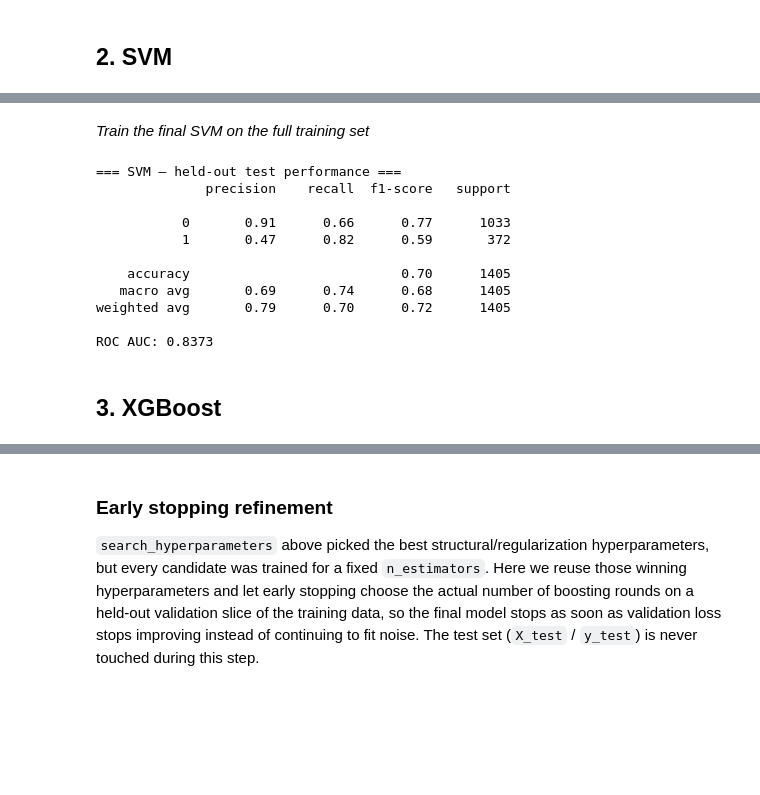
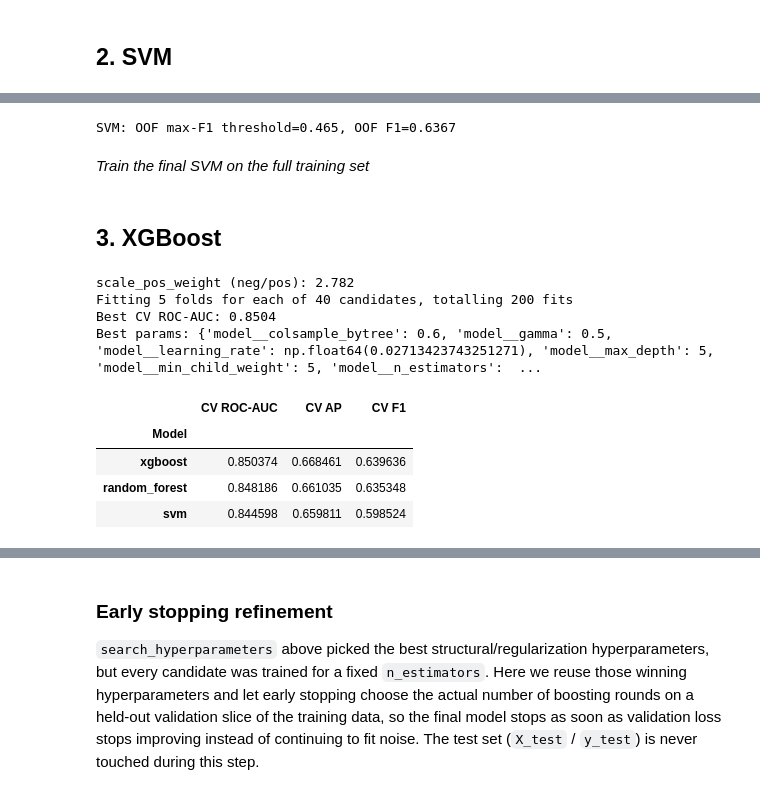
Before and after one commit to serieh/To-Catch-a-Churner, a Jupyter notebook: Notebooks/ML.ipynb, the cells around one changed output, grey strips where cells are left out. Drawn from its saved outputs; the diff is of its cells as text; code cells hidden in the pictures; blank space fills up the shorter version.

```diff
--- a/Notebooks/ML.ipynb
+++ b/Notebooks/ML.ipynb
@@ -94,6 +105,7 @@ All project directories confirmed and ready.
 # ------------------------- Var -------------------------
 TARGET = "Churn"
 RANDOM_STATE = 42
+N_JOBS = -1
 
 N_ITER_SEARCH = 40          # 'RandomizedSearchCV' candidates per model (SVM uses fewer)
 EARLY_STOPPING_ROUNDS = 30  # XGBoost only
@@ -193,3 +173,24 @@ skf: StratifiedKFold(n_splits=5, random_state=42, shuffle=True)
+# %%
+def make_preprocessor(scale_numeric=False):
+    numeric_steps = [
+        ("imputer", SimpleImputer(strategy="median"))
+    ]
+    if scale_numeric:
+        numeric_steps.append(("scaler", StandardScaler()))
+
+    numeric_pipe = Pipeline(numeric_steps)
+    categorical_pipe = Pipeline([
+        ("imputer", SimpleImputer(strategy="most_frequent")),
+        ("encoder", OneHotEncoder(handle_unknown="ignore", drop="if_binary"))
+    ])
+
+    return ColumnTransformer([
+        ("numeric", numeric_pipe, numeric_cols),
+        ("categorical", categorical_pipe, categorical_cols),
+    ])
+
+tree_preprocessor = make_preprocessor(scale_numeric=False)
+scaled_preprocessor = make_preprocessor(scale_numeric=True)
 # %% [markdown]
 ## 3. Tuning / final-training / evaluation / persistence helpers
 
@@ -343,43 +426,58 @@ Fitting 5 folds for each of 25 candidates, totalling 125 fits
+# %%
+svc_oof, svc_threshold = oof('SVM', svc_search)
+oof_probabilities["SVC"] = svc_oof
+# %% [output]
+SVM: OOF max-F1 threshold=0.465, OOF F1=0.6367
 # %% [markdown]
 *Train the final SVM on the full training set*
 # %%
 svc_final_pipeline = train_final_model(svc_pipeline, svc_search.best_params_)
+joblib.dump(svc_final_pipeline, os.path.join(MODELS_DIR, 'svc_final_model.joblib'))
 
-svc_best_pipeline, svc_test_metrics = evaluate_and_save(
-    "svm",
+svc_test_metrics = evaluate_and_save(
+    "SVC",
     svc_final_pipeline,
+    threshold=svc_threshold,
     extra_info={"best_cv_roc_auc": svc_search.best_score_, "best_params": svc_search.best_params_},
 )
+test_rows.append(svc_test_metrics)
-# %% [output]
-=== SVM — held-out test performance ===
-              precision    recall  f1-score   support
-
-           0       0.91      0.66      0.77      1033
-           1       0.47      0.82      0.59       372
-
-    accuracy                           0.70      1405
-   macro avg       0.69      0.74      0.68      1405
-weighted avg       0.79      0.70      0.72      1405
-
-ROC AUC: 0.8373
 # %% [markdown]
 ## 3. XGBoost
 # %%
-# Overfitting controls for XGBoost:
-#  - reg_alpha / reg_lambda: explicit L1 / L2 penalties on leaf weights
-#  - subsample / colsample_bytree: stochastic regularization (each tree sees a random subset
-#    of rows / columns)
-#  - max_depth / min_child_weight / gamma: constrain how complex any single tree can get
-#  - early stopping (added further down) caps the number of boosting rounds
-
 xgb_param_distributions = {
     "model__n_estimators": [100, 200, 300, 500],
     "model__max_depth": [3, 4, 5, 6, 8],
     "model__learning_rate": loguniform(1e-2, 3e-1),
     "model__subsample": [0.6, 0.7, 0.8, 0.9, 1.0],
     "model__colsample_bytree": [0.6, 0.7, 0.8, 0.9, 1.0],
     "model__min_child_weight": [1, 3, 5, 7],
     "model__gamma": [0, 0.1, 0.3, 0.5, 1.0],
     "model__reg_alpha": [0, 0.001, 0.01, 0.1, 1, 5],     # L1
     "model__reg_lambda": [0.1, 1, 2, 5, 10, 20],          # L2
 }
+
+neg, pos = np.bincount(y_train)
+scale_pos_weight = neg / pos
+print(f"scale_pos_weight (neg/pos): {scale_pos_weight:.3f}")
+
+xgb_pipeline = Pipeline([
+    ("preprocessor", tree_preprocessor),
+    ("model", XGBClassifier(
+        random_state=RANDOM_STATE,
+        eval_metric="logloss",
+        n_jobs=1,
+        scale_pos_weight=scale_pos_weight,
+    )),
+])
+
+xgb_search = search_hyperparameters("xgboost", xgb_pipeline, xgb_param_distributions)
+# %% [output]
+scale_pos_weight (neg/pos): 2.782
+Fitting 5 folds for each of 40 candidates, totalling 200 fits
+Best CV ROC-AUC: 0.8504
+Best params: {'model__colsample_bytree': 0.6, 'model__gamma': 0.5, 'model__learning_rate': np.float64(0.02713423743251271), 'model__max_depth': 5, 'model__min_child_weight': 5, 'model__n_estimators':  ...
+|  | CV ROC-AUC | CV AP | CV F1 |
+| Model |  |  |  |
+| xgboost | 0.850374 | 0.668461 | 0.639636 |
+| random_forest | 0.848186 | 0.661035 | 0.635348 |
+| svm | 0.844598 | 0.659811 | 0.598524 |
```
Also changed, not shown: parts of 34 cells of this notebook, 20 other files.
